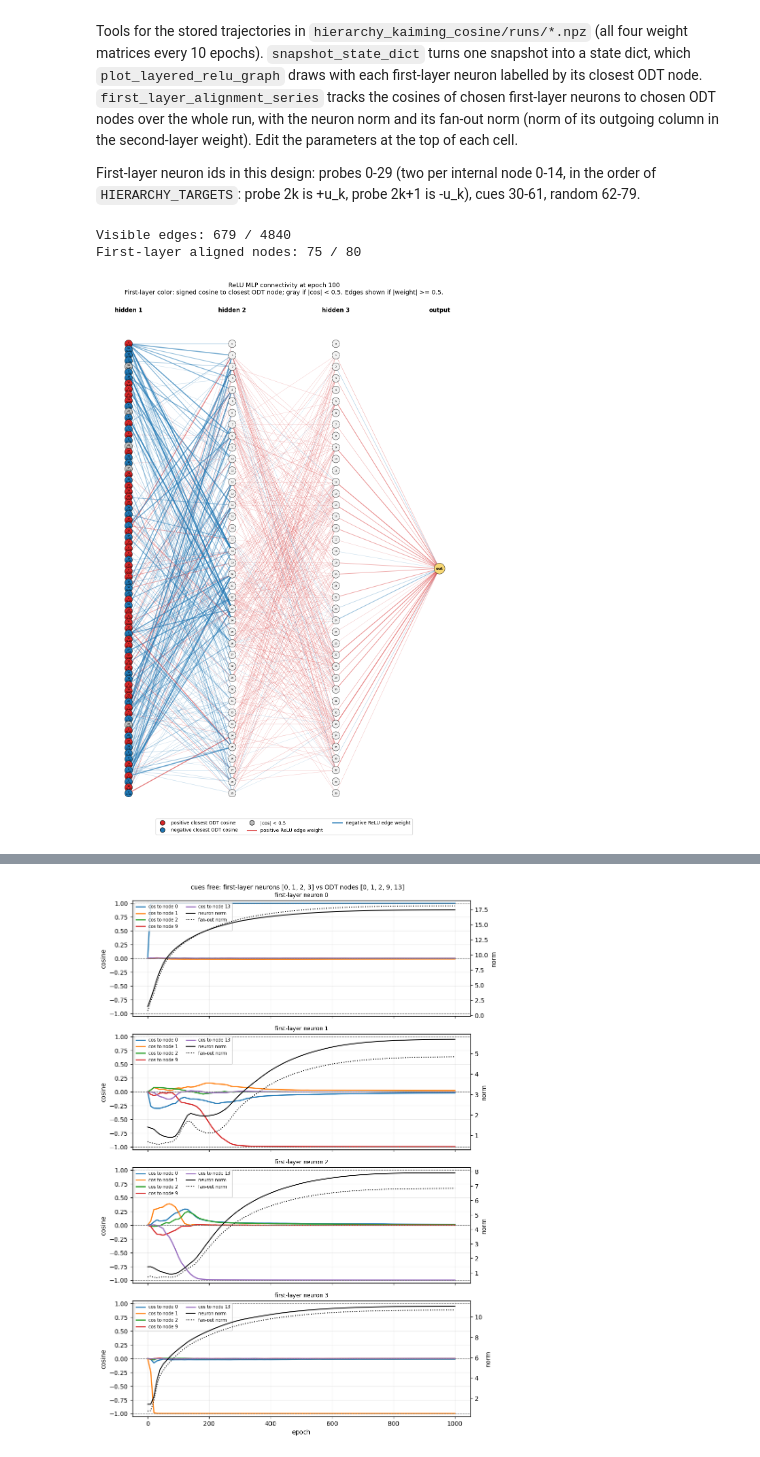
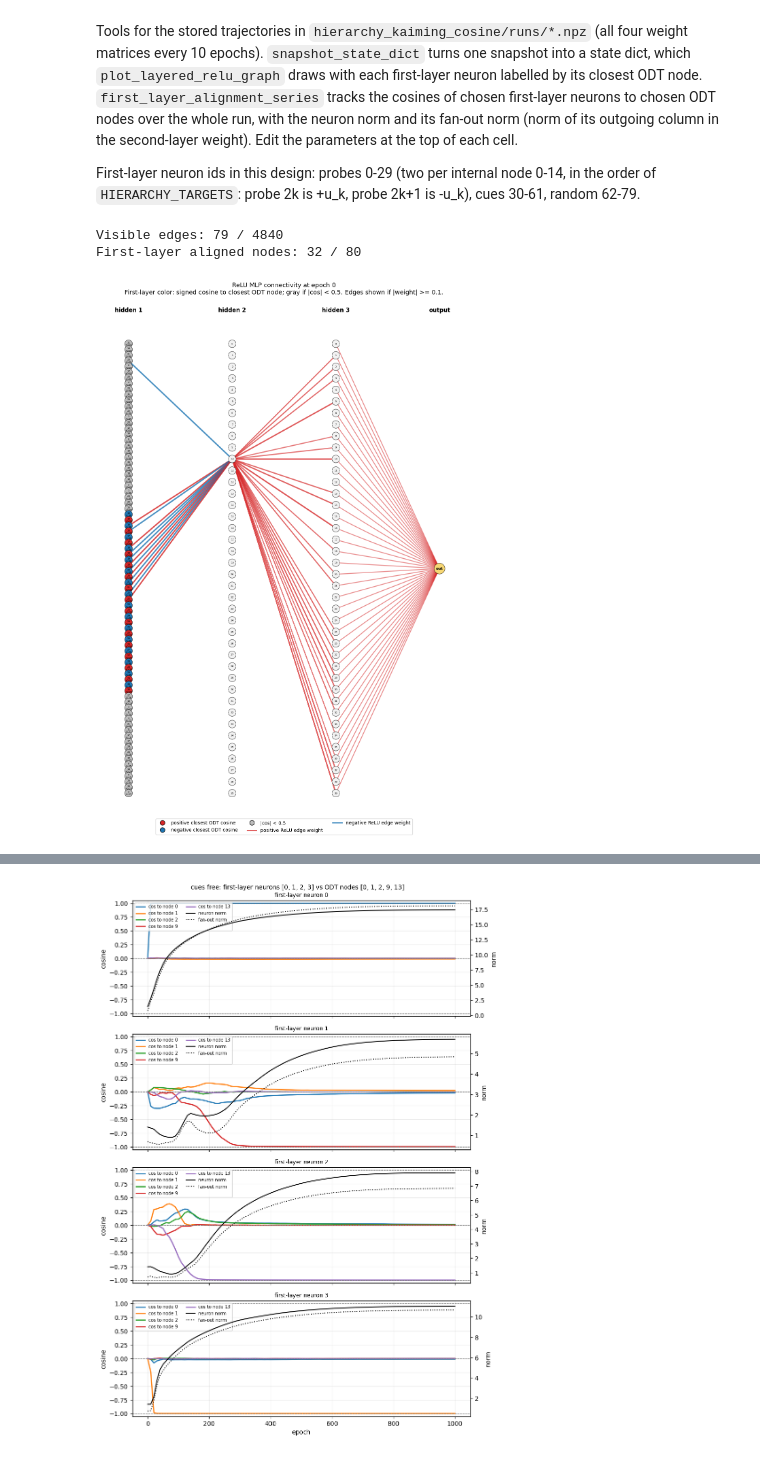
Before and after one commit to HarishGP/layer-lenses, a Jupyter notebook: notebooks/designed_init_u0.ipynb, the cells around one changed output, grey strips where cells are left out. Saved outputs shown, nothing was run; the diff lists cells and outputs as text; code cells hidden in the pictures.

```diff
--- a/notebooks/designed_init_u0.ipynb
+++ b/notebooks/designed_init_u0.ipynb
@@ -788,26 +834,27 @@ First-layer neuron ids in this design: probes 0-29 (two per internal node 0-14,
 # %%
 from layer_lenses.relu_analysis import (plot_layered_relu_graph, snapshot_state_dict, state_dict_from_weight_arrays,
                                          first_layer_alignment_series, plot_first_layer_alignment_series, first_layer_odt_alignment)
 
 RUN_CUES = "free"          # "free" or "frozen"
-GRAPH_EPOCH = 100          # any multiple of 10 in 0..1000
+GRAPH_EPOCH = 0          # any multiple of 10 in 0..1000
 ALIGN_THRESHOLD = 0.5      # first-layer neuron coloured only if |cos| to its closest node exceeds this
-EDGE_THRESHOLD = 0.5       # edges drawn only if |weight| exceeds this
-ONLY_ALIGNED_FIRST_LAYER = True   # hide edges out of first-layer neurons below ALIGN_THRESHOLD
+EDGE_THRESHOLD = 0.1       # edges drawn only if |weight| exceeds this
+ONLY_ALIGNED_FIRST_LAYER = False   # hide edges out of first-layer neurons below ALIGN_THRESHOLD
 
 run = np.load(KC / "runs" / f"linear_{RUN_CUES}_kaiming_cosine_seed0.npz")
 sd = snapshot_state_dict(run, GRAPH_EPOCH)
-node_mask = None
+node_mask = [np.ones(80), np.zeros(40), np.ones(40)]
+node_mask[1][10]=1
 if ONLY_ALIGNED_FIRST_LAYER:
     al = first_layer_odt_alignment(state_dict=sd, tree=tree)
     node_mask = [al["max_abs_cos"].numpy() >= ALIGN_THRESHOLD] + [np.ones(sd[f"hidden_layers.{i}.weight"].shape[0], dtype=bool) for i in (1, 2)]
 alignment, visible_edges, fig, ax = plot_layered_relu_graph(state_dict=sd, tree=tree, depth=5, epoch=GRAPH_EPOCH, node_mask=node_mask,
                                                             alignment_abs_threshold=ALIGN_THRESHOLD, edge_abs_threshold=EDGE_THRESHOLD, figsize=(14, 20))
 plt.show()
 # %% [output]
-Visible edges: 679 / 4840
-First-layer aligned nodes: 75 / 80
+Visible edges: 79 / 4840
+First-layer aligned nodes: 32 / 80
-[figure, old version]
+[figure, new version]
 # %%
 # Which node each first-layer neuron sits on at GRAPH_EPOCH, grouped by neuron type (probe / cue / random).
 lab = pd.DataFrame({"neuron": np.arange(80), "group": ["probe"] * 30 + ["cue"] * 32 + ["random"] * 18,
```
Also changed, not shown: parts of 8 cells of this notebook, 10 other files.
